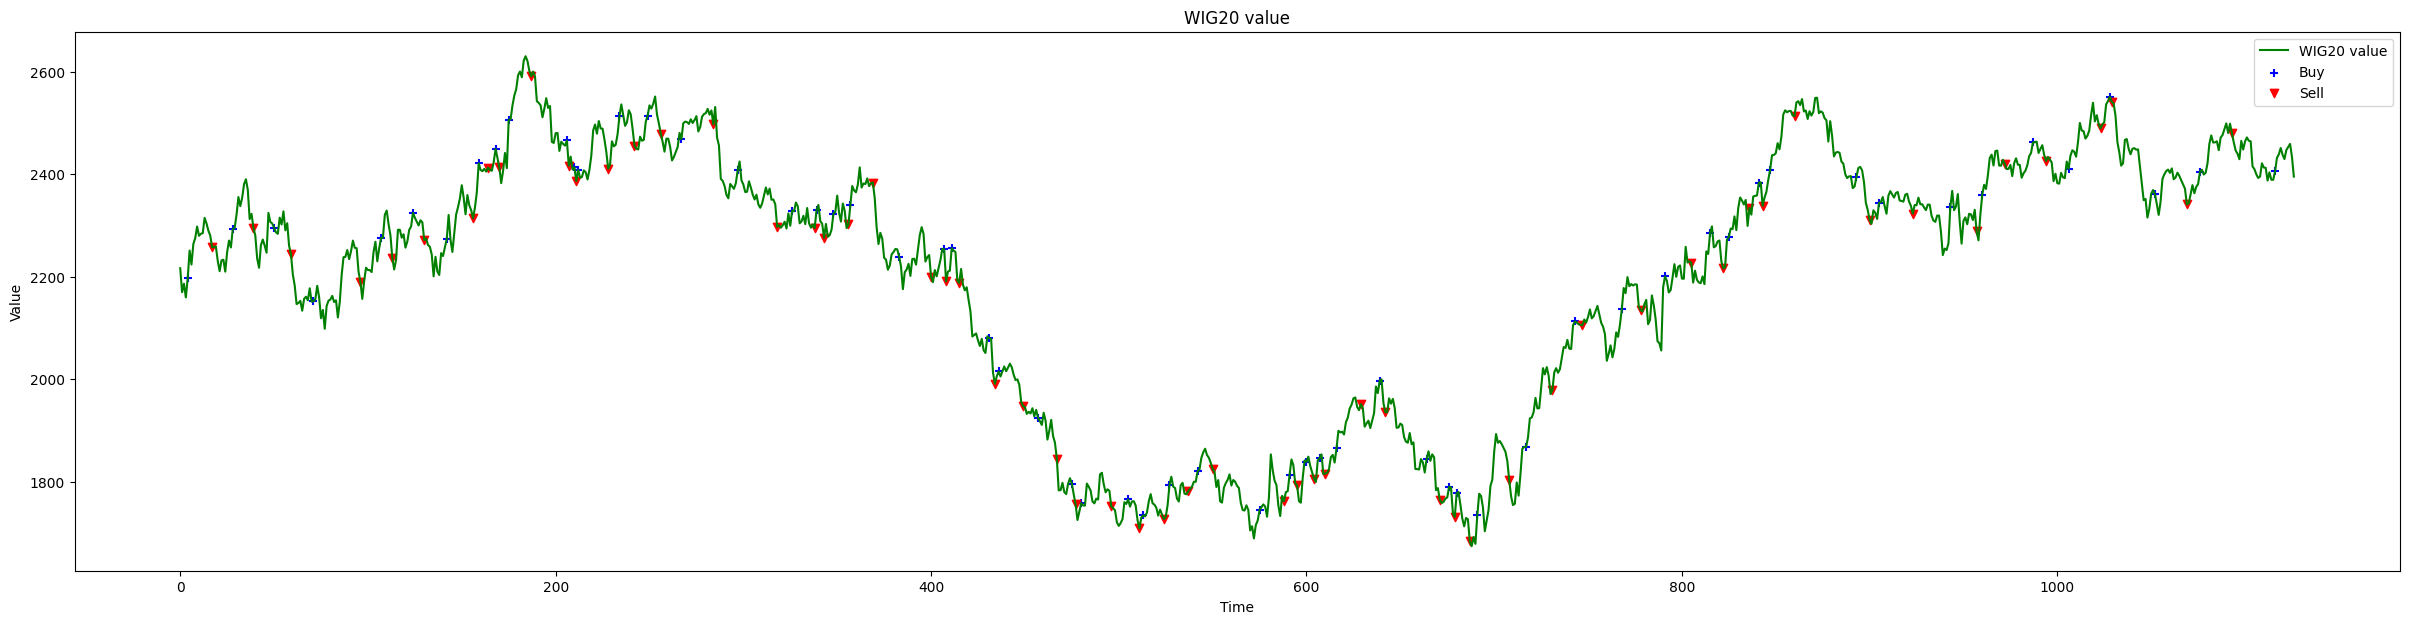
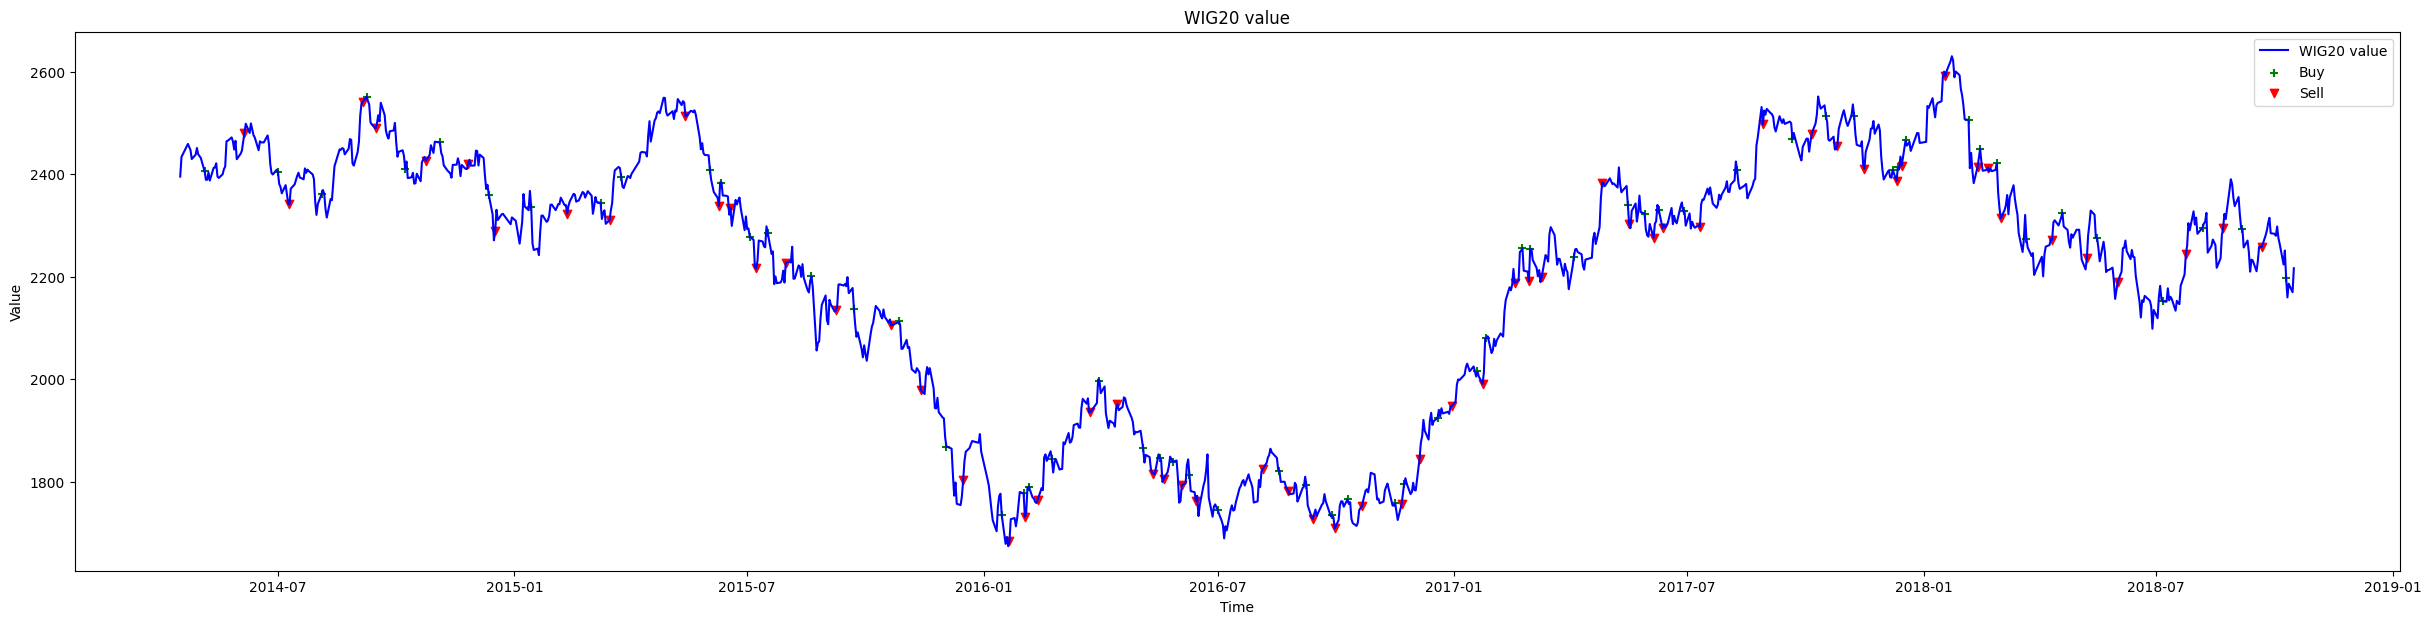
The notebook cell's code change between the first figure and the second:
--- before
+++ after
@@ -1,11 +1,14 @@
 plt.figure(figsize=(30,7))
-plt.plot(data_for_calc,label='WIG20 value', color='green')
+plt.plot(dates,data_for_calc,label='WIG20 value', color='blue')
 
 buyPoints = [point[0] for point in buyArray]
 buyValues = getArrayOfIndexes(data_for_calc,buyPoints) 
+buyPoints = getArrayOfIndexes(dates, extractFromTuple(buyArray,0))#[point[0] for point in buyArray]#
 sellPoints = [point[0] for point in sellArray]
 sellValues = getArrayOfIndexes(data_for_calc, sellPoints)
+sellPoints = getArrayOfIndexes(dates, extractFromTuple(sellArray,0))#[point[0] for point in buyArray]#
 
-plt.scatter(buyPoints, buyValues, color='blue', marker='+', label='Buy')
+
+plt.scatter(buyPoints, buyValues, color='green', marker='+', label='Buy')
 plt.scatter(sellPoints, sellValues, color='red', marker='v', label='Sell')
 plt.legend(loc='upper right')

Commit: Enhance MACD report with analysis of example data plots and add TODOs for future improvements